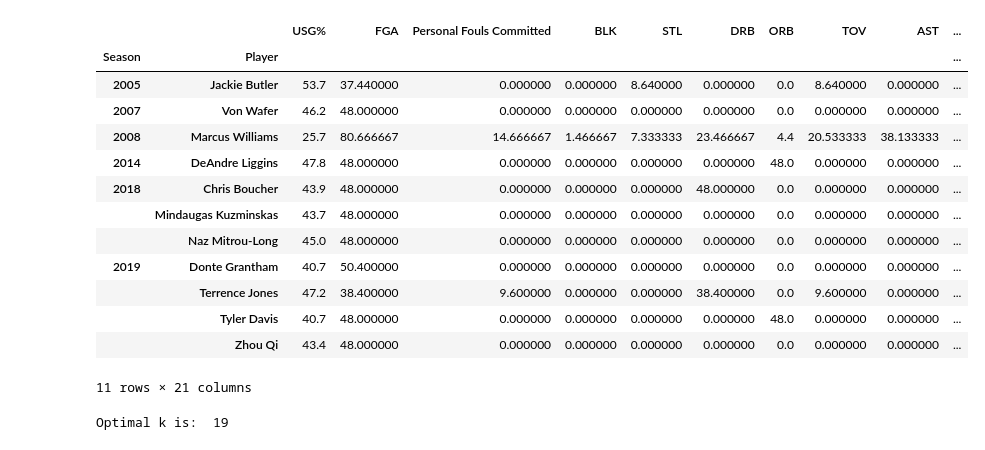
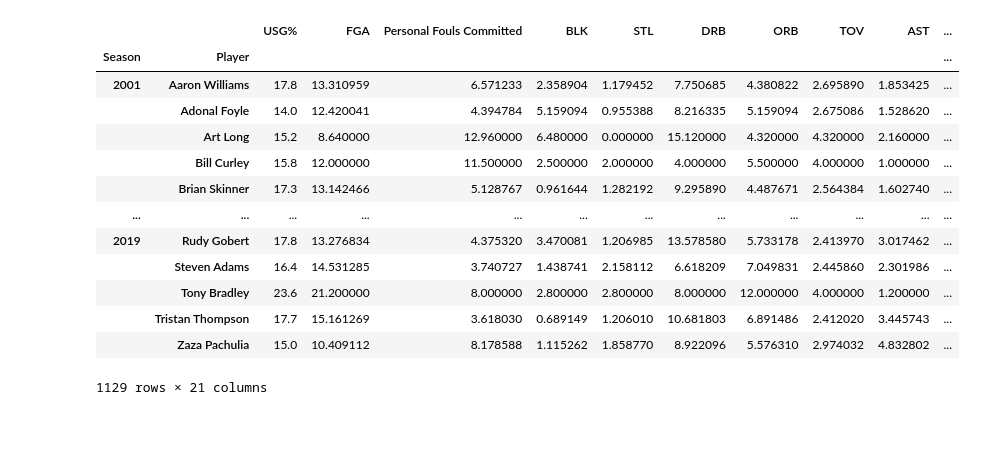
Before and after one commit to matthew-vaught/basketball-playstyle-research, a Jupyter notebook: Reproducing Richardson's Results - Performing Clustering Methods.ipynb, the cells around one changed output. Saved outputs shown, nothing was run; the diff lists cells and outputs as text; code cells hidden in the pictures.

```diff
--- a/Reproducing Richardson's Results - Performing Clustering Methods.ipynb
+++ b/Reproducing Richardson's Results - Performing Clustering Methods.ipynb
@@ -70,17 +160,17 @@ cluster_medians
 # %%
-pre_pca[pre_pca['Cluster'] == 11]
+pre_pca[pre_pca['Cluster'] == 5]
 # %% [output]
 |  |  | USG% | FGA | Personal Fouls Committed | BLK | STL | DRB | ORB | TOV | AST | ... |
 | Season | Player |  |  |  |  |  |  |  |  |  | ... |
-| 2005 | Jackie Butler | 53.7 | 37.440000 | 0.000000 | 0.000000 | 8.640000 | 0.000000 | 0.0 | 8.640000 | 0.000000 | ... |
-| 2007 | Von Wafer | 46.2 | 48.000000 | 0.000000 | 0.000000 | 0.000000 | 0.000000 | 0.0 | 0.000000 | 0.000000 | ... |
-| 2008 | Marcus Williams | 25.7 | 80.666667 | 14.666667 | 1.466667 | 7.333333 | 23.466667 | 4.4 | 20.533333 | 38.133333 | ... |
-| 2014 | DeAndre Liggins | 47.8 | 48.000000 | 0.000000 | 0.000000 | 0.000000 | 0.000000 | 48.0 | 0.000000 | 0.000000 | ... |
-| 2018 | Chris Boucher | 43.9 | 48.000000 | 0.000000 | 0.000000 | 0.000000 | 48.000000 | 0.0 | 0.000000 | 0.000000 | ... |
-|  | Mindaugas Kuzminskas | 43.7 | 48.000000 | 0.000000 | 0.000000 | 0.000000 | 0.000000 | 0.0 | 0.000000 | 0.000000 | ... |
-|  | Naz Mitrou-Long | 45.0 | 48.000000 | 0.000000 | 0.000000 | 0.000000 | 0.000000 | 0.0 | 0.000000 | 0.000000 | ... |
-| 2019 | Donte Grantham | 40.7 | 50.400000 | 0.000000 | 0.000000 | 0.000000 | 0.000000 | 0.0 | 0.000000 | 0.000000 | ... |
-|  | Terrence Jones | 47.2 | 38.400000 | 9.600000 | 0.000000 | 0.000000 | 38.400000 | 0.0 | 9.600000 | 0.000000 | ... |
-|  | Tyler Davis | 40.7 | 48.000000 | 0.000000 | 0.000000 | 0.000000 | 0.000000 | 48.0 | 0.000000 | 0.000000 | ... |
-|  | Zhou Qi | 43.4 | 48.000000 | 0.000000 | 0.000000 | 0.000000 | 0.000000 | 0.0 | 0.000000 | 0.000000 | ... |
+| 2001 | Aaron Williams | 17.8 | 13.310959 | 6.571233 | 2.358904 | 1.179452 | 7.750685 | 4.380822 | 2.695890 | 1.853425 | ... |
+|  | Adonal Foyle | 14.0 | 12.420041 | 4.394784 | 5.159094 | 0.955388 | 8.216335 | 5.159094 | 2.675086 | 1.528620 | ... |
+|  | Art Long | 15.2 | 8.640000 | 12.960000 | 6.480000 | 0.000000 | 15.120000 | 4.320000 | 4.320000 | 2.160000 | ... |
+|  | Bill Curley | 15.8 | 12.000000 | 11.500000 | 2.500000 | 2.000000 | 4.000000 | 5.500000 | 4.000000 | 1.000000 | ... |
+|  | Brian Skinner | 17.3 | 13.142466 | 5.128767 | 0.961644 | 1.282192 | 9.295890 | 4.487671 | 2.564384 | 1.602740 | ... |
+| ... | ... | ... | ... | ... | ... | ... | ... | ... | ... | ... | ... |
+| 2019 | Rudy Gobert | 17.8 | 13.276834 | 4.375320 | 3.470081 | 1.206985 | 13.578580 | 5.733178 | 2.413970 | 3.017462 | ... |
+|  | Steven Adams | 16.4 | 14.531285 | 3.740727 | 1.438741 | 2.158112 | 6.618209 | 7.049831 | 2.445860 | 2.301986 | ... |
+|  | Tony Bradley | 23.6 | 21.200000 | 8.000000 | 2.800000 | 2.800000 | 8.000000 | 12.000000 | 4.000000 | 1.200000 | ... |
+|  | Tristan Thompson | 17.7 | 15.161269 | 3.618030 | 0.689149 | 1.206010 | 10.681803 | 6.891486 | 2.412020 | 3.445743 | ... |
+|  | Zaza Pachulia | 15.0 | 10.409112 | 8.178588 | 1.115262 | 1.858770 | 8.922096 | 5.576310 | 2.974032 | 4.832802 | ... |
-11 rows × 21 columns
+1129 rows × 21 columns
@@ -143,5 +176,0 @@ def optimalK(data, max_clusters):
-# %%
-k, gapdf = optimalK(data_array, max_clusters=20)
-print('Optimal k is: ', k)
-# %% [output]
-Optimal k is:  19
```
Also changed, not shown: parts of 9 cells of this notebook, 2 other files.
